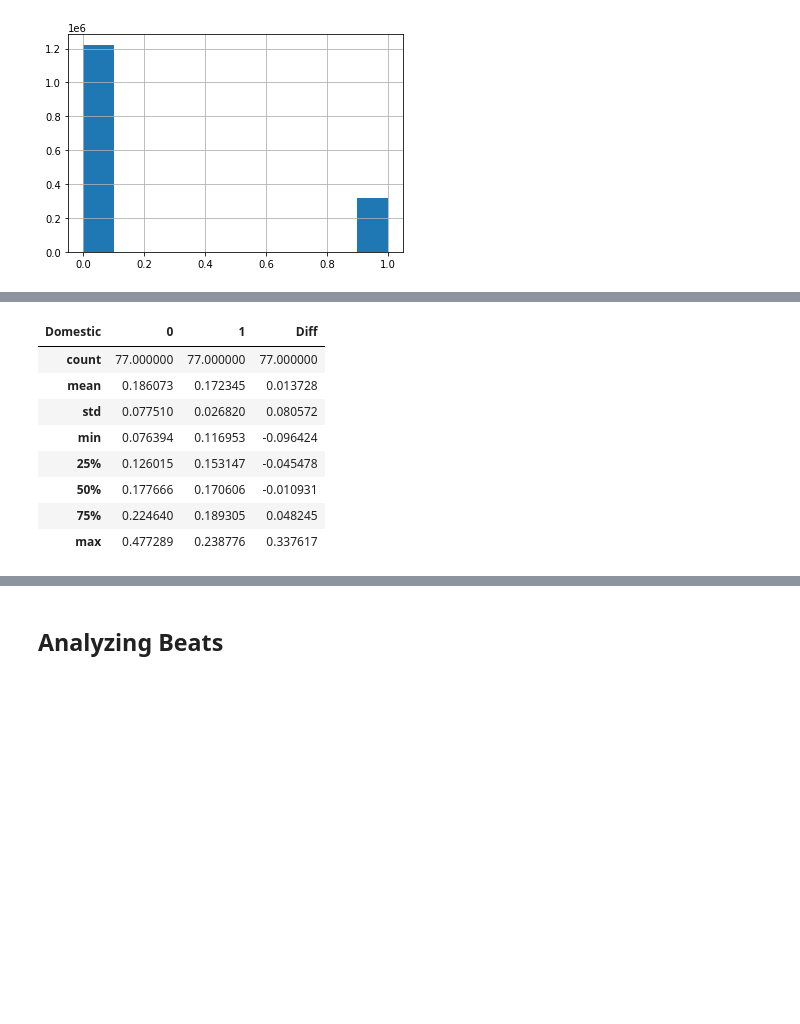
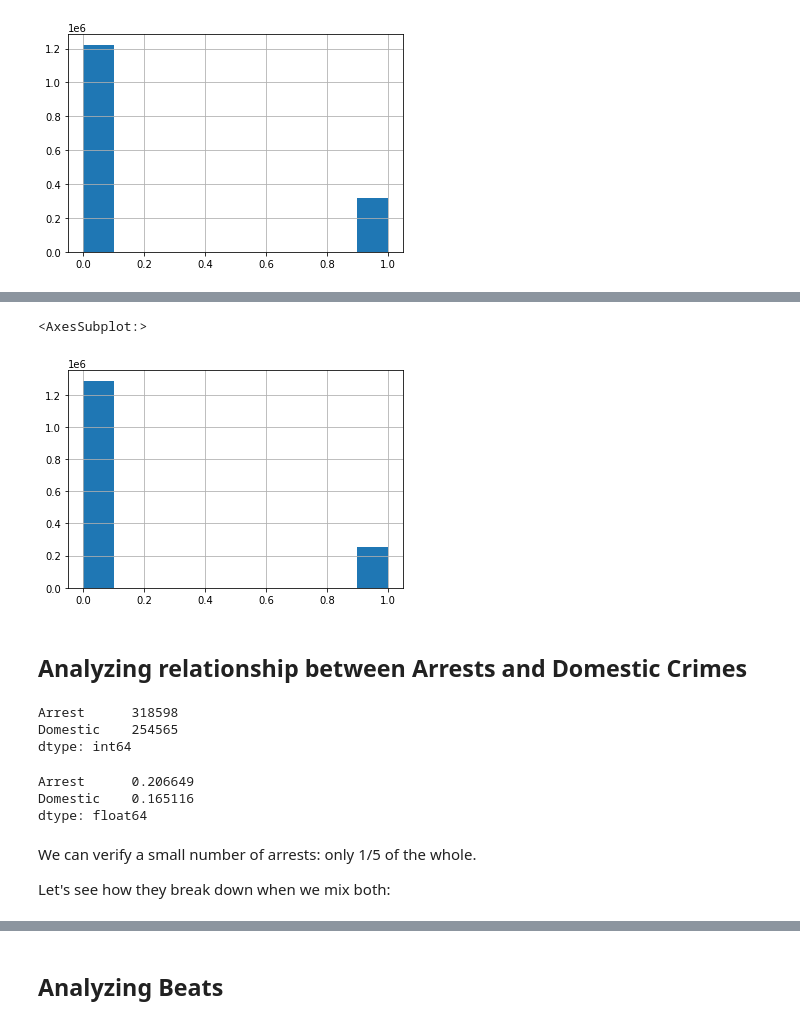
Before and after one commit to leo-cavalcante/crimes-in-chicago, a Jupyter notebook: Crime Analysis - Arrest and Domestic.ipynb, the cells around one changed output, grey strips where cells are left out. Saved outputs shown, nothing was run; the diff lists cells and outputs as text; code cells hidden in the pictures; blank space fills up the shorter version.

Commit message:
Visualisations on crimes per type

```diff
--- a/Crime Analysis - Arrest and Domestic.ipynb
+++ b/Crime Analysis - Arrest and Domestic.ipynb
@@ -317,12 +153,26 @@ domestic_community
-# %%
-domestic_community.describe()
-# %% [output]
-| Domestic | 0 | 1 | Diff |
-| count | 77.000000 | 77.000000 | 77.000000 |
-| mean | 0.186073 | 0.172345 | 0.013728 |
-| std | 0.077510 | 0.026820 | 0.080572 |
-| min | 0.076394 | 0.116953 | -0.096424 |
-| 25% | 0.126015 | 0.153147 | -0.045478 |
-| 50% | 0.177666 | 0.170606 | -0.010931 |
-| 75% | 0.224640 | 0.189305 | 0.048245 |
-| max | 0.477289 | 0.238776 | 0.337617 |
+# %%
+# Plotting an histogram of the number of domestic crimes
+crimes.Domestic.hist()
+# %% [output]
+<AxesSubplot:>
+[figure, added]
+# %% [markdown]
+## Analyzing relationship between Arrests and Domestic Crimes
+# %%
+# This is the sum of the number of arrests and number of domestic crimes
+crimes[["Arrest","Domestic"]].sum()
+# %% [output]
+Arrest      318598
+Domestic    254565
+dtype: int64
+# %%
+# Now in percentage of the total lines
+crimes[["Arrest","Domestic"]].sum()/crimes.shape[0]
+# %% [output]
+Arrest      0.206649
+Domestic    0.165116
+dtype: float64
+# %% [markdown]
+We can verify a small number of arrests: only 1/5 of the whole.
+
+Let's see how they break down when we mix both:
```
Also changed, not shown: parts of 35 cells of this notebook, 1 other file.
